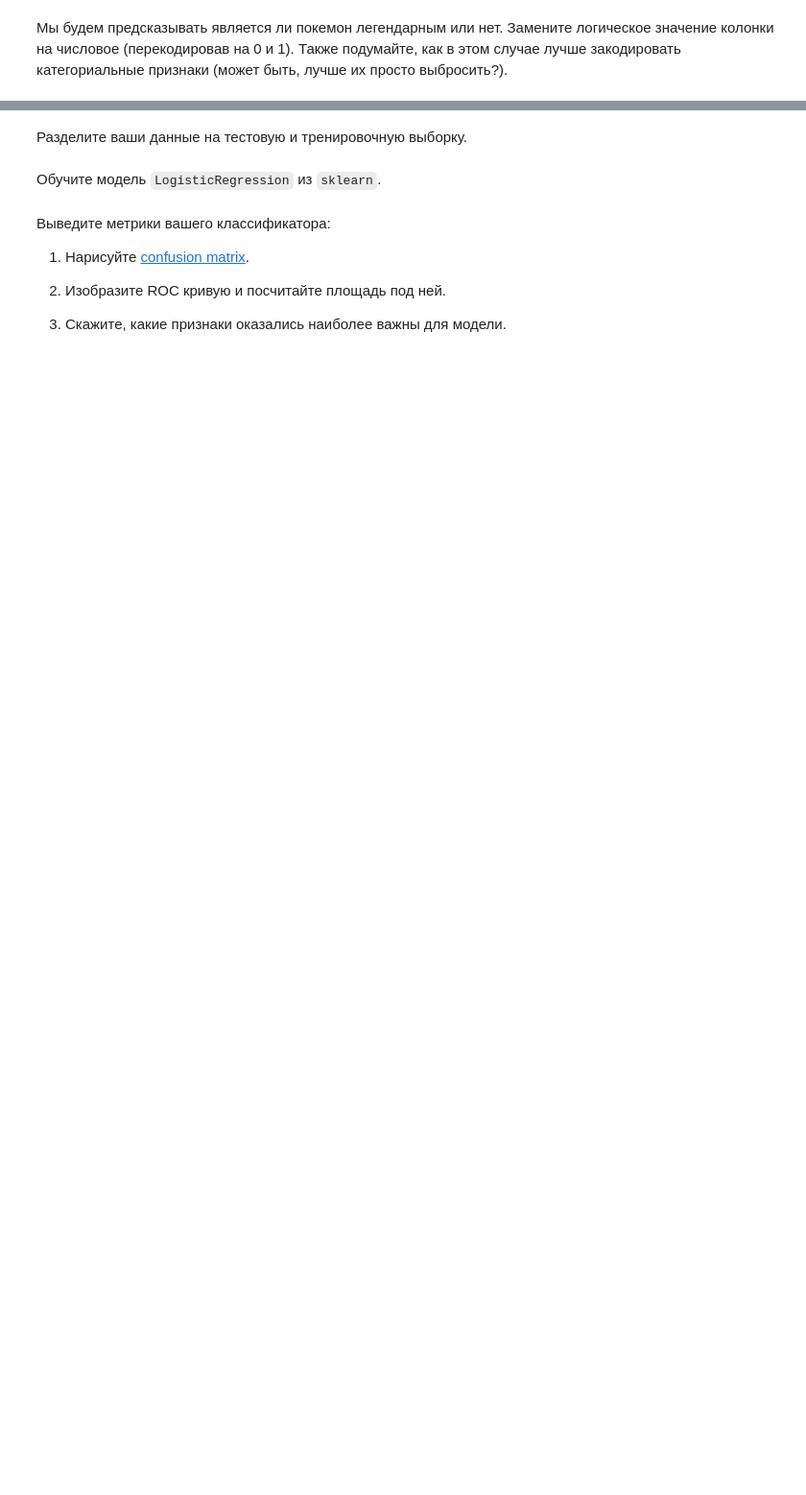
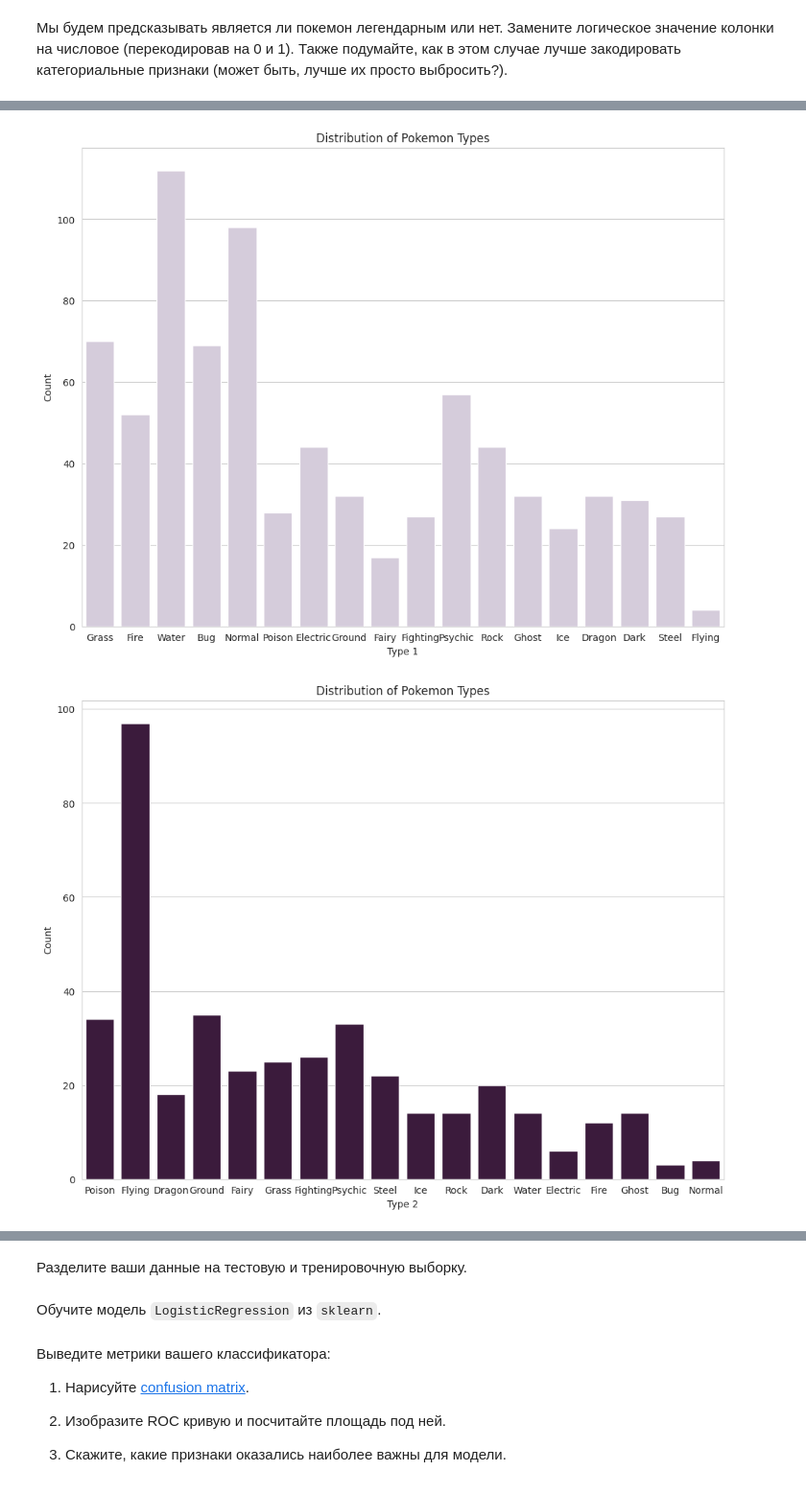
Before and after one commit to grishchenkoira/BI-ml-2024-homeworks, a Jupyter notebook: HW2/Linear_models.ipynb, the cells around one changed output, grey strips where cells are left out. Shown at 96% size. Cells and saved outputs as stored; diff of their text form; code cells hidden in the pictures; blank space fills up the shorter version.

```diff
--- a/HW2/Linear_models.ipynb
+++ b/HW2/Linear_models.ipynb
@@ -619,0 +660,23 @@ pokemon.head()
+# %%
+# Distribution of Pokemon types
+sns.countplot(x='Type 1', data=pokemon, color='#d6cadd')
+plt.title('Distribution of Pokemon Types')
+plt.xlabel('Type 1')
+plt.ylabel('Count')
+plt.show()
+
+sns.countplot(x='Type 2', data=pokemon, color = '#401641')
+plt.title('Distribution of Pokemon Types')
+plt.xlabel('Type 2')
+plt.ylabel('Count')
+plt.show()
+
+# Scatter plot of HP vs. Attack
+sns.scatterplot(x='HP', y='Attack', data=pokemon)
+plt.title('Pokemon HP vs. Attack')
+plt.xlabel('HP')
+plt.ylabel('Attack')
+plt.show()
+# %% [output]
+[figure, added]
+[figure, added]
```
Also changed, not shown: parts of 28 cells of this notebook.
